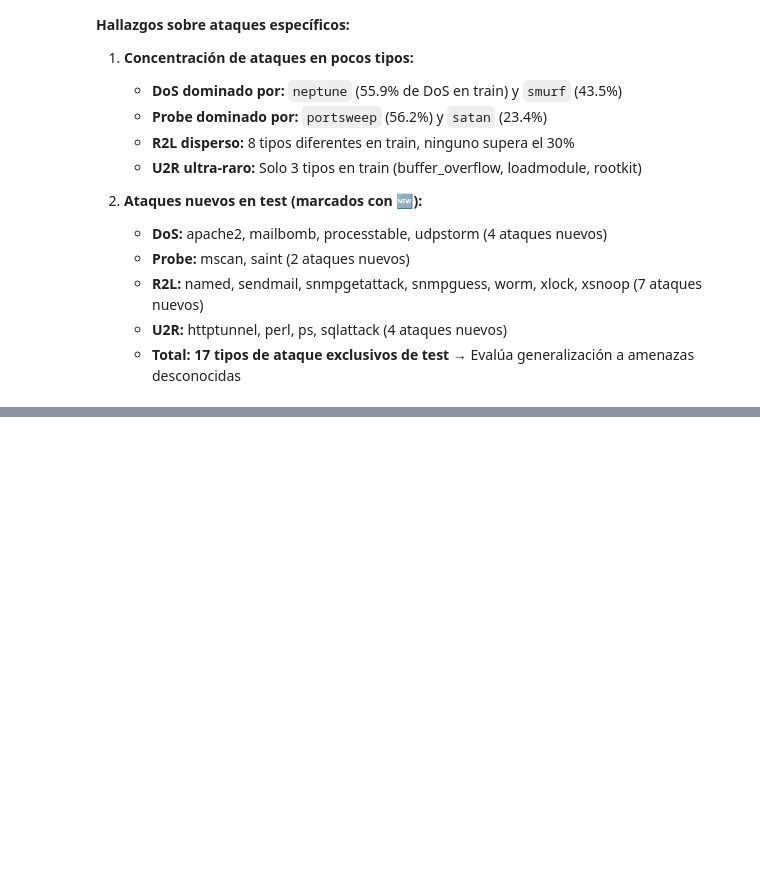
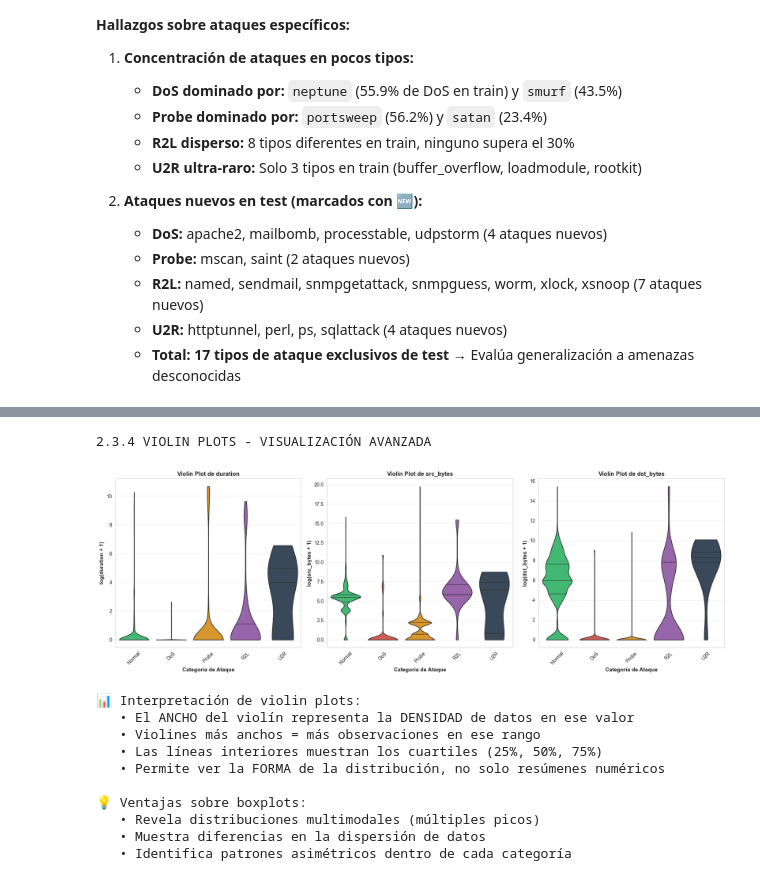
Before and after one commit to ChertaPro/Deteccion-de-Intrusiones-y-Analisis-de-Anomalias-en-Trafico-de-Red-mediante-Tecnicas-Estadasticas, a Jupyter notebook: Detección_de_Intrusiones_y_Análisis_de_Anomalías_en_Tráfico_de_Red_mediante_Técnicas_Estadísticas_.ipynb, the cells around one changed output, grey strips where cells are left out. Saved outputs shown, nothing was run; the diff lists cells and outputs as text; code cells hidden in the pictures; blank space fills up the shorter version.

```diff
--- a/Detección_de_Intrusiones_y_Análisis_de_Anomalías_en_Tráfico_de_Red_mediante_Técnicas_Estadísticas_.ipynb
+++ b/Detección_de_Intrusiones_y_Análisis_de_Anomalías_en_Tráfico_de_Red_mediante_Técnicas_Estadísticas_.ipynb
@@ -800,0 +1306,49 @@ plt.show()
+# %%
+# 2.3.4 Violin plots - Combinación de boxplot y distribución
+print("2.3.4 VIOLIN PLOTS - VISUALIZACIÓN AVANZADA")
+
+fig, axes = plt.subplots(1, 3, figsize=(18, 6))
+
+for idx, var in enumerate(key_vars):
+    ax = axes[idx]
+
+    # Preparar datos con transformación log
+    plot_data = train_df.copy()
+    plot_data[f'{var}_log'] = np.log1p(plot_data[var])
+
+    # Crear violin plot
+    sns.violinplot(data=plot_data, x='attack_category', y=f'{var}_log',
+                   palette=attack_colors, ax=ax, order=category_order,
+                   inner='quartile', cut=0)
+
+    ax.set_xlabel('Categoría de Ataque', fontsize=11, fontweight='bold')
+    ax.set_ylabel(f'log({var} + 1)', fontsize=11, fontweight='bold')
+    ax.set_title(f'Violin Plot de {var}', fontsize=12, fontweight='bold')
+    ax.grid(axis='y', alpha=0.3)
+    ax.tick_params(axis='x', rotation=45)
+
+plt.tight_layout()
+plt.show()
+
+print("\n📊 Interpretación de violin plots:")
+print("   • El ANCHO del violín representa la DENSIDAD de datos en ese valor")
+print("   • Violines más anchos = más observaciones en ese rango")
+print("   • Las líneas interiores muestran los cuartiles (25%, 50%, 75%)")
+print("   • Permite ver la FORMA de la distribución, no solo resúmenes numéricos")
+print("\n💡 Ventajas sobre boxplots:")
+print("   • Revela distribuciones multimodales (múltiples picos)")
+print("   • Muestra diferencias en la dispersión de datos")
+print("   • Identifica patrones asimétricos dentro de cada categoría")
+# %% [output]
+2.3.4 VIOLIN PLOTS - VISUALIZACIÓN AVANZADA
+[figure, added]
+📊 Interpretación de violin plots:
+   • El ANCHO del violín representa la DENSIDAD de datos en ese valor
+   • Violines más anchos = más observaciones en ese rango
+   • Las líneas interiores muestran los cuartiles (25%, 50%, 75%)
+   • Permite ver la FORMA de la distribución, no solo resúmenes numéricos
+
+💡 Ventajas sobre boxplots:
+   • Revela distribuciones multimodales (múltiples picos)
+   • Muestra diferencias en la dispersión de datos
+   • Identifica patrones asimétricos dentro de cada categoría
```
Also changed, not shown: parts of 23 cells of this notebook.
